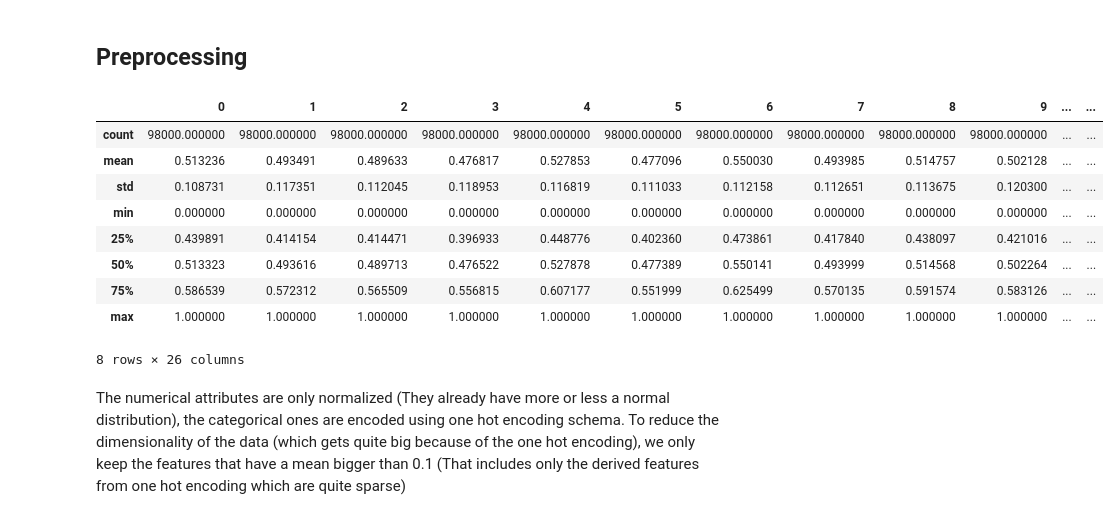
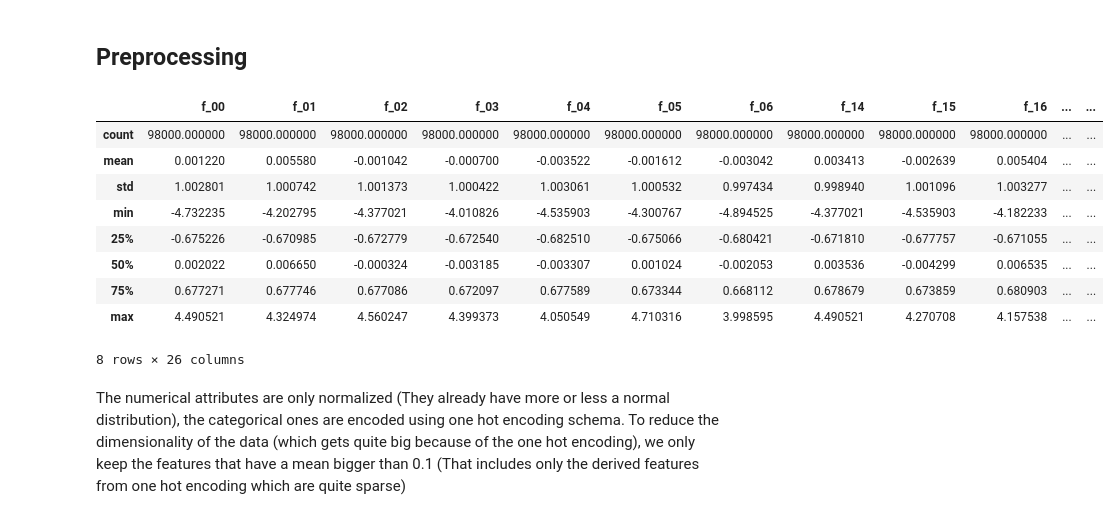
Before and after one commit to ekohachi22/DataMining3, a Jupyter notebook: main.ipynb, the cells around one changed output. Saved outputs shown, nothing was run; the diff lists cells and outputs as text; code cells hidden in the pictures.

```diff
--- a/main.ipynb
+++ b/main.ipynb
@@ -19,24 +19,26 @@ data.describe()
 # %%
 from sklearn.preprocessing import StandardScaler, OneHotEncoder, MinMaxScaler
 from sklearn.compose import make_column_transformer
 
 data = data.drop('id', axis = 1)
 categorical_cols = tuple(f'f_0{i}' if i < 10 else f'f_{i}' for i in range(7, 14))
 numerical_cols = tuple(col for col in data.columns if col not in categorical_cols)
-scale = make_column_transformer((MinMaxScaler(), numerical_cols), (OneHotEncoder(), categorical_cols))
-data_norm = pd.DataFrame(scale.fit_transform(data).todense())
-data_norm = data_norm[data_norm.columns[(data_norm.mean() > 0.1) | (data_norm.max() > 1)]] #A bit of a hack, but it removes all of the sparse features from one hot encoding
+scale = make_column_transformer((OneHotEncoder(), categorical_cols))
+data_one_hot = pd.DataFrame(scale.fit_transform(data).todense())
+data_one_hot.columns = data_one_hot.columns.astype(str)
+data_one_hot = data_one_hot[data_one_hot.columns[(data_one_hot.mean() > 0.1)]] #A bit of a hack, but it removes all of the sparse features from one hot encoding
+data_norm = pd.concat([data[list(numerical_cols)], data_one_hot], axis=1)
 data_norm.describe()
 # %% [output]
-|  | 0 | 1 | 2 | 3 | 4 | 5 | 6 | 7 | 8 | 9 | ... | ... |
+|  | f_00 | f_01 | f_02 | f_03 | f_04 | f_05 | f_06 | f_14 | f_15 | f_16 | ... | ... |
 | count | 98000.000000 | 98000.000000 | 98000.000000 | 98000.000000 | 98000.000000 | 98000.000000 | 98000.000000 | 98000.000000 | 98000.000000 | 98000.000000 | ... | ... |
-| mean | 0.513236 | 0.493491 | 0.489633 | 0.476817 | 0.527853 | 0.477096 | 0.550030 | 0.493985 | 0.514757 | 0.502128 | ... | ... |
-| std | 0.108731 | 0.117351 | 0.112045 | 0.118953 | 0.116819 | 0.111033 | 0.112158 | 0.112651 | 0.113675 | 0.120300 | ... | ... |
-| min | 0.000000 | 0.000000 | 0.000000 | 0.000000 | 0.000000 | 0.000000 | 0.000000 | 0.000000 | 0.000000 | 0.000000 | ... | ... |
-| 25% | 0.439891 | 0.414154 | 0.414471 | 0.396933 | 0.448776 | 0.402360 | 0.473861 | 0.417840 | 0.438097 | 0.421016 | ... | ... |
-| 50% | 0.513323 | 0.493616 | 0.489713 | 0.476522 | 0.527878 | 0.477389 | 0.550141 | 0.493999 | 0.514568 | 0.502264 | ... | ... |
-| 75% | 0.586539 | 0.572312 | 0.565509 | 0.556815 | 0.607177 | 0.551999 | 0.625499 | 0.570135 | 0.591574 | 0.583126 | ... | ... |
-| max | 1.000000 | 1.000000 | 1.000000 | 1.000000 | 1.000000 | 1.000000 | 1.000000 | 1.000000 | 1.000000 | 1.000000 | ... | ... |
+| mean | 0.001220 | 0.005580 | -0.001042 | -0.000700 | -0.003522 | -0.001612 | -0.003042 | 0.003413 | -0.002639 | 0.005404 | ... | ... |
+| std | 1.002801 | 1.000742 | 1.001373 | 1.000422 | 1.003061 | 1.000532 | 0.997434 | 0.998940 | 1.001096 | 1.003277 | ... | ... |
+| min | -4.732235 | -4.202795 | -4.377021 | -4.010826 | -4.535903 | -4.300767 | -4.894525 | -4.377021 | -4.535903 | -4.182233 | ... | ... |
+| 25% | -0.675226 | -0.670985 | -0.672779 | -0.672540 | -0.682510 | -0.675066 | -0.680421 | -0.671810 | -0.677757 | -0.671055 | ... | ... |
+| 50% | 0.002022 | 0.006650 | -0.000324 | -0.003185 | -0.003307 | 0.001024 | -0.002053 | 0.003536 | -0.004299 | 0.006535 | ... | ... |
+| 75% | 0.677271 | 0.677746 | 0.677086 | 0.672097 | 0.677589 | 0.673344 | 0.668112 | 0.678679 | 0.673859 | 0.680903 | ... | ... |
+| max | 4.490521 | 4.324974 | 4.560247 | 4.399373 | 4.050549 | 4.710316 | 3.998595 | 4.490521 | 4.270708 | 4.157538 | ... | ... |
 8 rows × 26 columns
 # %% [markdown]
 The numerical attributes are only normalized (They already have more or less a normal distribution), the categorical ones are encoded using one hot encoding schema. To reduce the dimensionality of the data (which gets quite big because of the one hot encoding), we only keep the features that have a mean bigger than 0.1 (That includes only the derived features from one hot encoding which are quite sparse)
```
Also changed, not shown: parts of 8 cells of this notebook.
